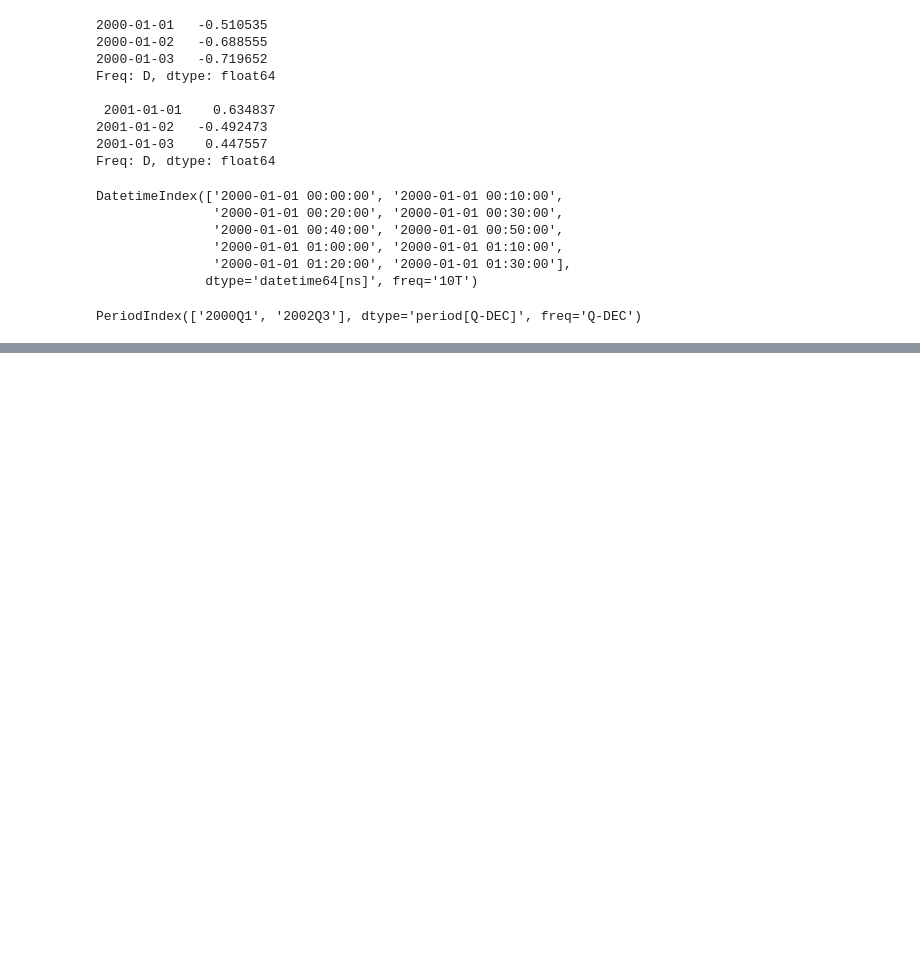
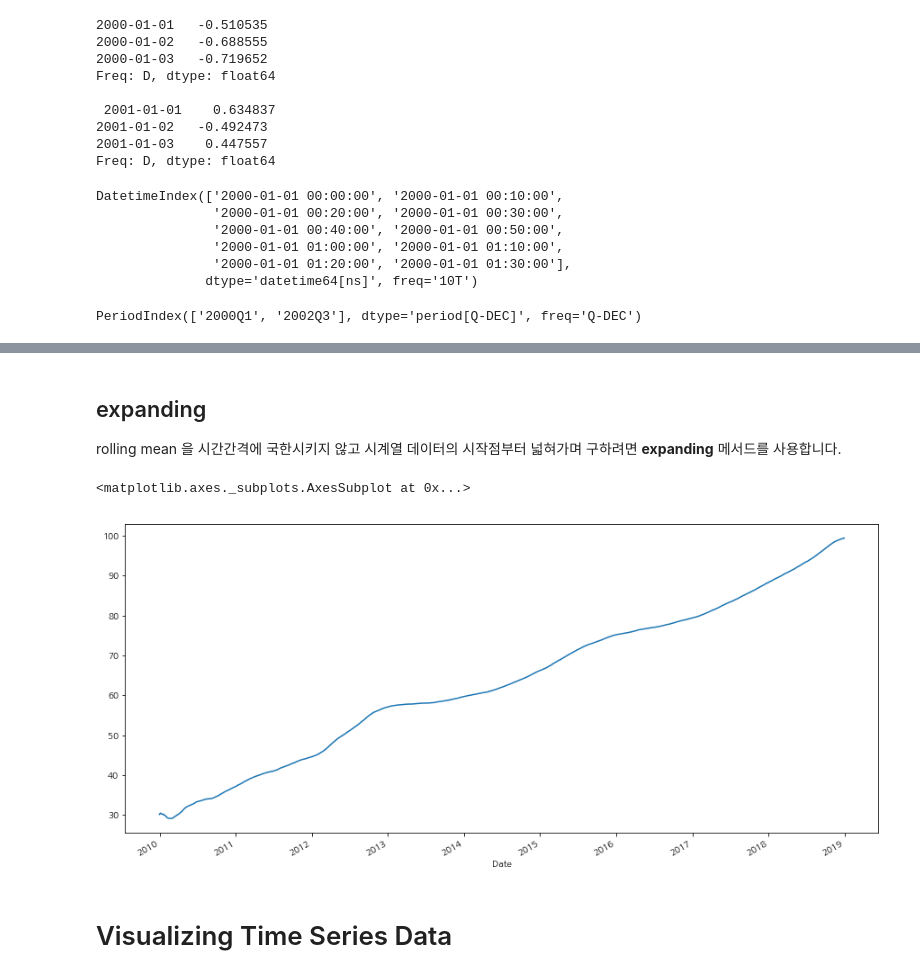
Before and after one commit to okso6441-ksh/ML, a Jupyter notebook: datetime.ipynb, the cells around one changed output, grey strips where cells are left out. Saved outputs shown, nothing was run; the diff lists cells and outputs as text; code cells hidden in the pictures; blank space fills up the shorter version.

```diff
--- a/datetime.ipynb
+++ b/datetime.ipynb
@@ -131,0 +360,11 @@ PeriodIndex(['2000Q1', '2002Q3'], dtype='period[Q-DEC]', freq='Q-DEC')
+# %% [markdown]
+## expanding
+rolling mean 을 시간간격에 국한시키지 않고 시계열 데이터의 시작점부터 넓혀가며 구하려면 **expanding** 메서드를 사용합니다.
+# %%
+# min_periods : 최소 주기 설정
+df['Close'].expanding(min_periods=1).mean().plot(figsize=(15,7))
+# %% [output]
+<matplotlib.axes._subplots.AxesSubplot at 0x...>
+[figure, added]
+# %% [markdown]
+# Visualizing Time Series Data
```
Also changed, not shown: parts of 207 cells of this notebook, 4 other files.
